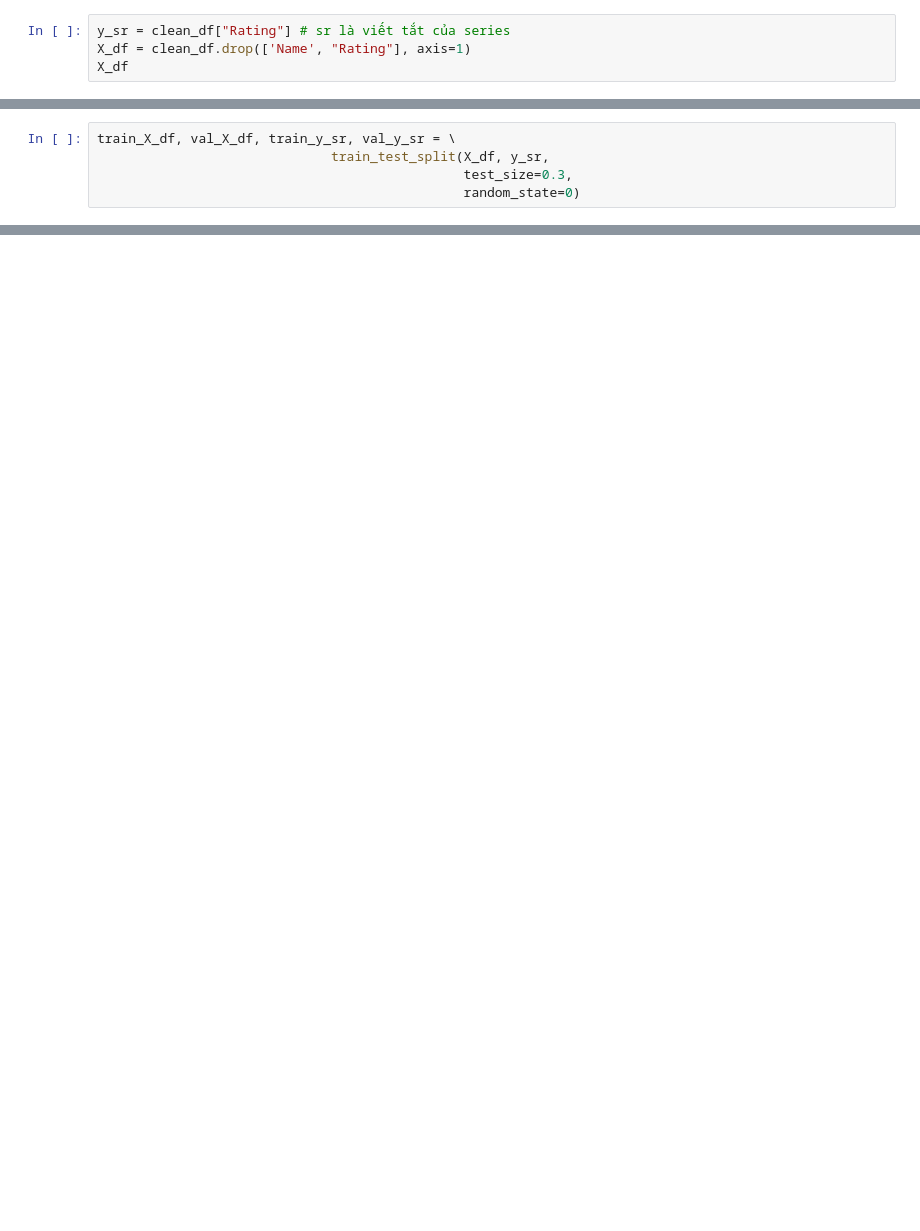
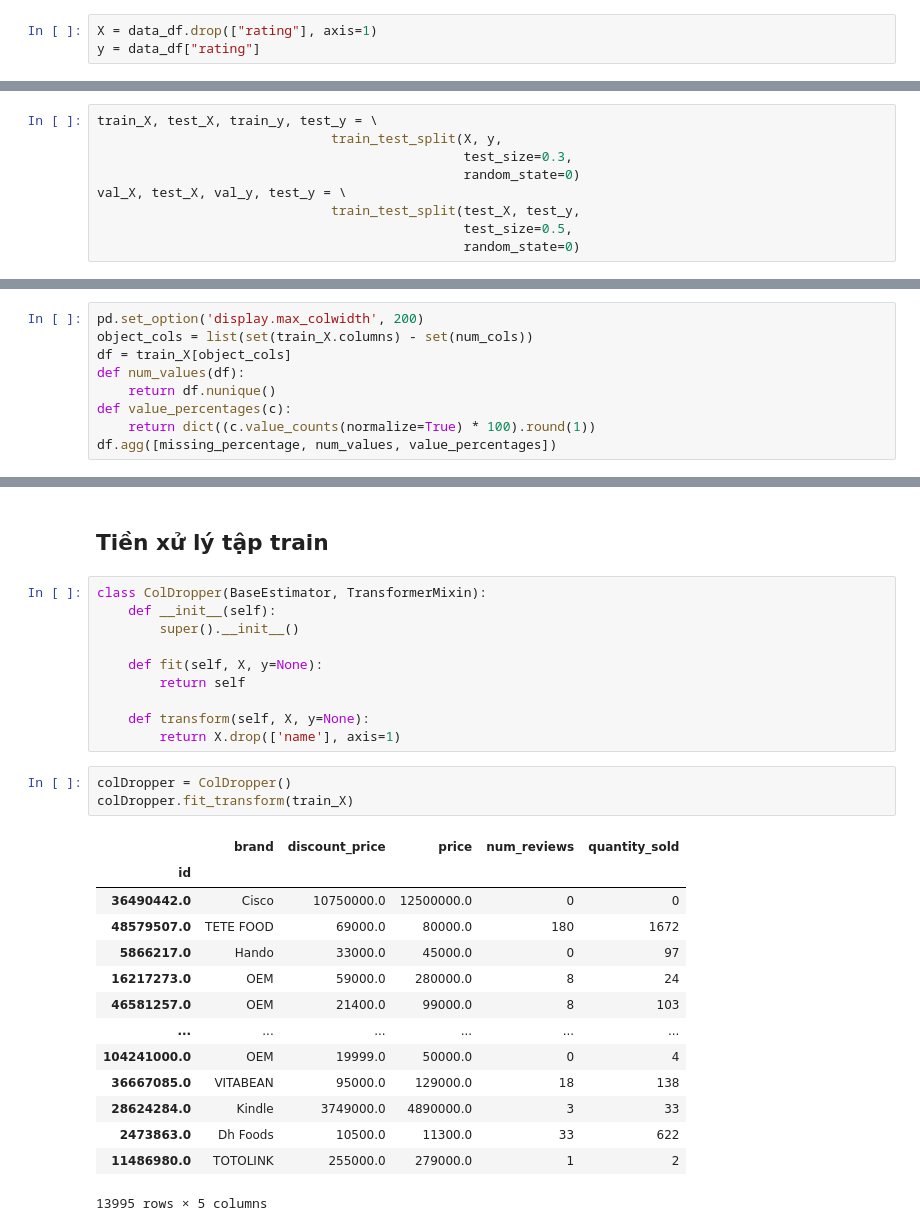
Before and after one commit to lethuyduong2000/Data-science_Project, a Jupyter notebook: predict.ipynb, the cells around one changed output, grey strips where cells are left out. Cells and saved outputs as stored; diff of their text form; blank space fills up the shorter version.

```diff
--- a/predict.ipynb
+++ b/predict.ipynb
@@ -72,4 +160,3 @@ clean_df
 # %%
-y_sr = clean_df["Rating"] # sr là viết tắt của series
-X_df = clean_df.drop(['Name', "Rating"], axis=1)
-X_df
+X = data_df.drop(["rating"], axis=1)
+y = data_df["rating"]
@@ -91,6 +188,10 @@ X_df
 # %%
-train_X_df, val_X_df, train_y_sr, val_y_sr = \
-                              train_test_split(X_df, y_sr,
+train_X, test_X, train_y, test_y = \
+                              train_test_split(X, y,
                                                test_size=0.3,
                                                random_state=0)
+val_X, test_X, val_y, test_y = \
+                              train_test_split(test_X, test_y,
+                                               test_size=0.5,
+                                               random_state=0)
 # %%
@@ -138,0 +263,9 @@ Pipeline(steps=[('standardscaler', StandardScaler()),
+# %%
+pd.set_option('display.max_colwidth', 200)
+object_cols = list(set(train_X.columns) - set(num_cols))
+df = train_X[object_cols]
+def num_values(df):
+    return df.nunique()
+def value_percentages(c):
+    return dict((c.value_counts(normalize=True) * 100).round(1))
+df.agg([missing_percentage, num_values, value_percentages])
@@ -138,0 +277,30 @@ Pipeline(steps=[('standardscaler', StandardScaler()),
+# %% [markdown]
+## Tiền xử lý tập train
+# %%
+class ColDropper(BaseEstimator, TransformerMixin):
+    def __init__(self):
+        super().__init__()
+
+    def fit(self, X, y=None):
+        return self
+
+    def transform(self, X, y=None):
+        return X.drop(['name'], axis=1)
+# %%
+colDropper = ColDropper()
+colDropper.fit_transform(train_X)
+# %% [output]
+|  | brand | discount_price | price | num_reviews | quantity_sold |
+| id |  |  |  |  |  |
+| 36490442.0 | Cisco | 10750000.0 | 12500000.0 | 0 | 0 |
+| 48579507.0 | TETE FOOD | 69000.0 | 80000.0 | 180 | 1672 |
+| 5866217.0 | Hando | 33000.0 | 45000.0 | 0 | 97 |
+| 16217273.0 | OEM | 59000.0 | 280000.0 | 8 | 24 |
+| 46581257.0 | OEM | 21400.0 | 99000.0 | 8 | 103 |
+| ... | ... | ... | ... | ... | ... |
+| 104241000.0 | OEM | 19999.0 | 50000.0 | 0 | 4 |
+| 36667085.0 | VITABEAN | 95000.0 | 129000.0 | 18 | 138 |
+| 28624284.0 | Kindle | 3749000.0 | 4890000.0 | 3 | 33 |
+| 2473863.0 | Dh Foods | 10500.0 | 11300.0 | 33 | 622 |
+| 11486980.0 | TOTOLINK | 255000.0 | 279000.0 | 1 | 2 |
+13995 rows × 5 columns
```
Also changed, not shown: parts of 70 cells of this notebook, 2 other files.
